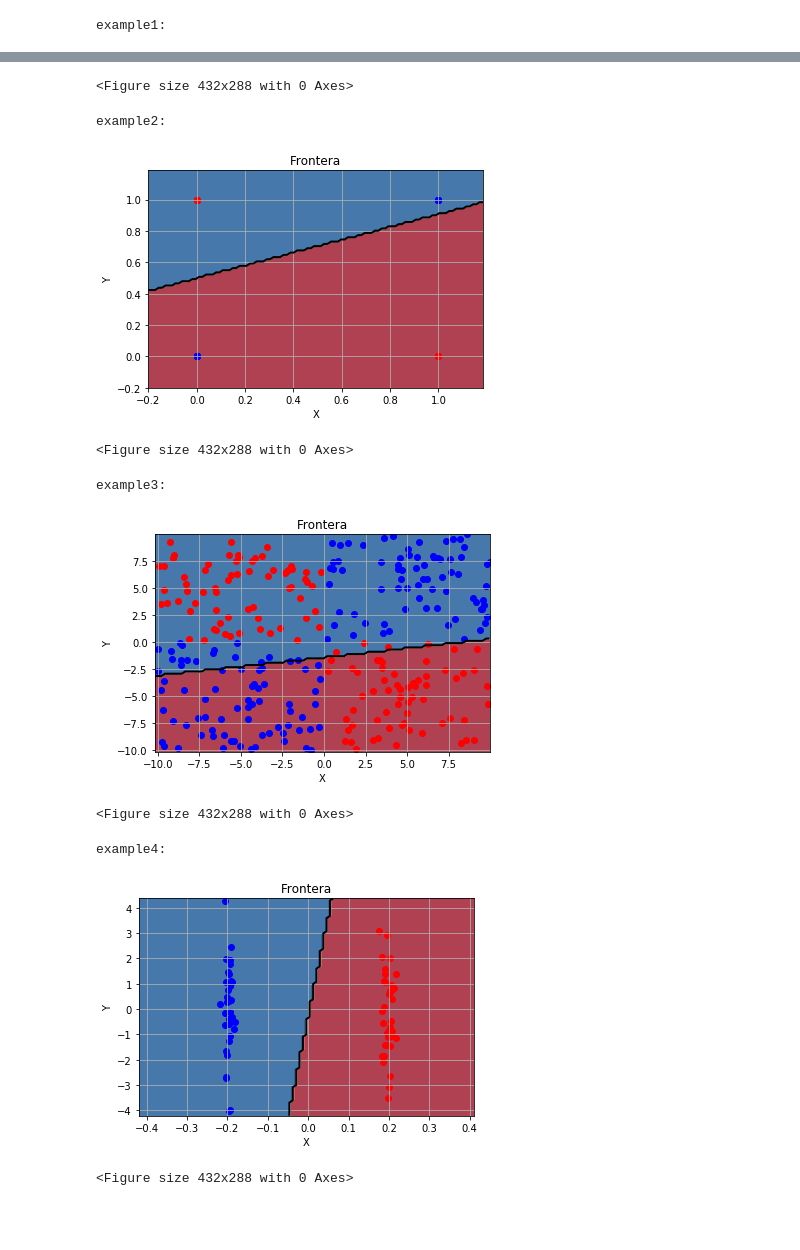
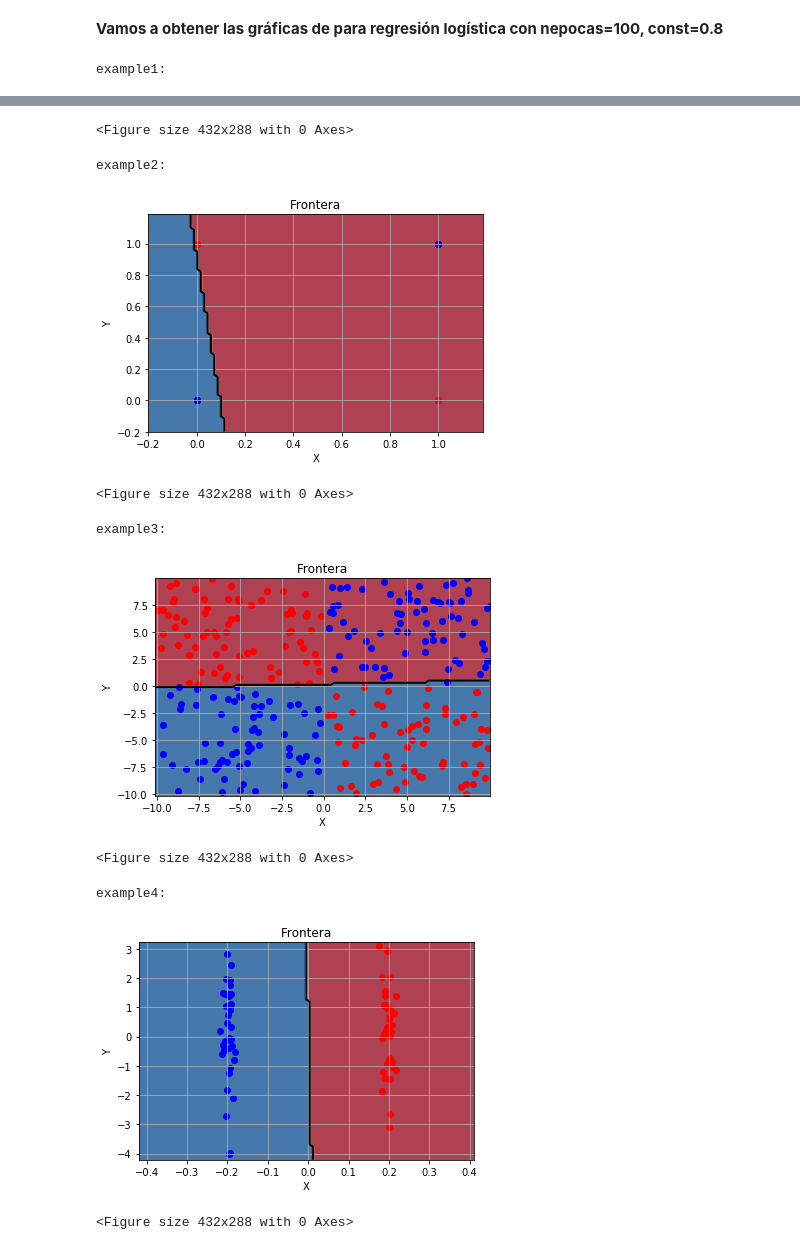
Before and after one commit to ArturoBlazquez/FAA, a Jupyter notebook: P2/practica 2.ipynb, the cells around one changed output, grey strips where cells are left out. Cells and saved outputs as stored; diff of their text form; code cells hidden in the pictures; blank space fills up the shorter version.

```diff
--- a/P2/practica 2.ipynb
+++ b/P2/practica 2.ipynb
@@ -2,22 +63,29 @@
 from ClasificadorVecinosProximos import ClasificadorVecinosProximos
 from Datos import Datos
 from ValidacionSimple import ValidacionSimple
+from timeit import default_timer as timer
+
+start = timer()
 
 conjuntos_de_datos = ['example1', 'example2', 'example3', 'example4', 'wdbc']
 
 val = ValidacionSimple(70)
 
 valores_de_k = [1, 3, 5, 11, 21, 51]
+
+print("Normalizando datos en knn:\n")
 for nombre_fichero in conjuntos_de_datos:
     datos = Datos('ConjuntosDatos/' + nombre_fichero + '.data')
+    val.creaParticiones(datos.datos)
 
     print(nombre_fichero, ":", sep='')
     for k in valores_de_k:
-        val.creaParticiones(datos.datos)
-
         knn = ClasificadorVecinosProximos(k)
 
         errores, tasa_de_error = knn.validacion(val, datos, knn, normalizar_datos=True)
 
-        print("\tTasa de error: k=", k, ":\t\t", tasa_de_error, sep='')
+        print("\tTasa de error k=", k, ":\t\t", tasa_de_error, sep='')
+
+end = timer()
+print("\nTiempo de ejecución sin normalizar:", end - start)
 # %% [output]
@@ -46,6 +123,9 @@ from Datos import Datos
 from ValidacionSimple import ValidacionSimple
 
 conjuntos_de_datos = ['example1', 'example2', 'example3', 'example4', 'wdbc']
+
+valores_de_const = [0.4, 0.6, 0.8, 1]
+valores_de_nepocas = [1, 5, 10, 100]
 
 val = ValidacionSimple(70)
 reg = ClasificadorRegresionLogistica()
@@ -56,8 +136,10 @@ for nombre_fichero in conjuntos_de_datos:
     print(nombre_fichero, ":", sep='')
 
     val.creaParticiones(datos.datos)
-    errores, tasa_de_error = reg.validacion(val, datos, reg)
 
-    print("\tTasa de error: ", ":\t", tasa_de_error, sep='')
+    for const in valores_de_const:
+        for nepocas in valores_de_nepocas:
+            errores, tasa_de_error = reg.validacion(val, datos, reg, nepocas=nepocas, const=const)
+            print("\tTasa de error const=", const, ", nepocas=", nepocas, ":\t\t", tasa_de_error, sep='')
 # %% [output]
 example1:
@@ -119,3 +449,5 @@ example4:
+# %% [markdown]
+**Vamos a obtener las gráficas de para regresión logística con nepocas=100, const=0.8**
 # %%
 import matplotlib.pyplot as plt
 
@@ -139,7 +471,7 @@ for nombre_fichero in conjuntos_de_datos:
     val.creaParticiones(datos.datos)
     datosTrain = datos.extraeDatos(val.particiones[-1].indicesTrain)
     datosTest = datos.extraeDatos(val.particiones[-1].indicesTest)
-    reg.entrenamiento(datosTrain, datos.nominalAtributos, datos.diccionarios)
+    reg.entrenamiento(datosTrain, datos.nominalAtributos, datos.diccionarios, nepocas=100, const=0.8)
 
     ii = val.particiones[-1].indicesTrain
     x = datos.datos[ii, 0]
@@ -155,10 +487,10 @@ example1:
 <Figure size 432x288 with 0 Axes>
 example2:
-[figure, old version]
+[figure, new version]
 <Figure size 432x288 with 0 Axes>
 example3:
-[figure, old version]
+[figure, new version]
 <Figure size 432x288 with 0 Axes>
 example4:
-[figure, old version]
+[figure, new version]
 <Figure size 432x288 with 0 Axes>
```
Also changed, not shown: parts of 22 cells of this notebook, 4 other files.
